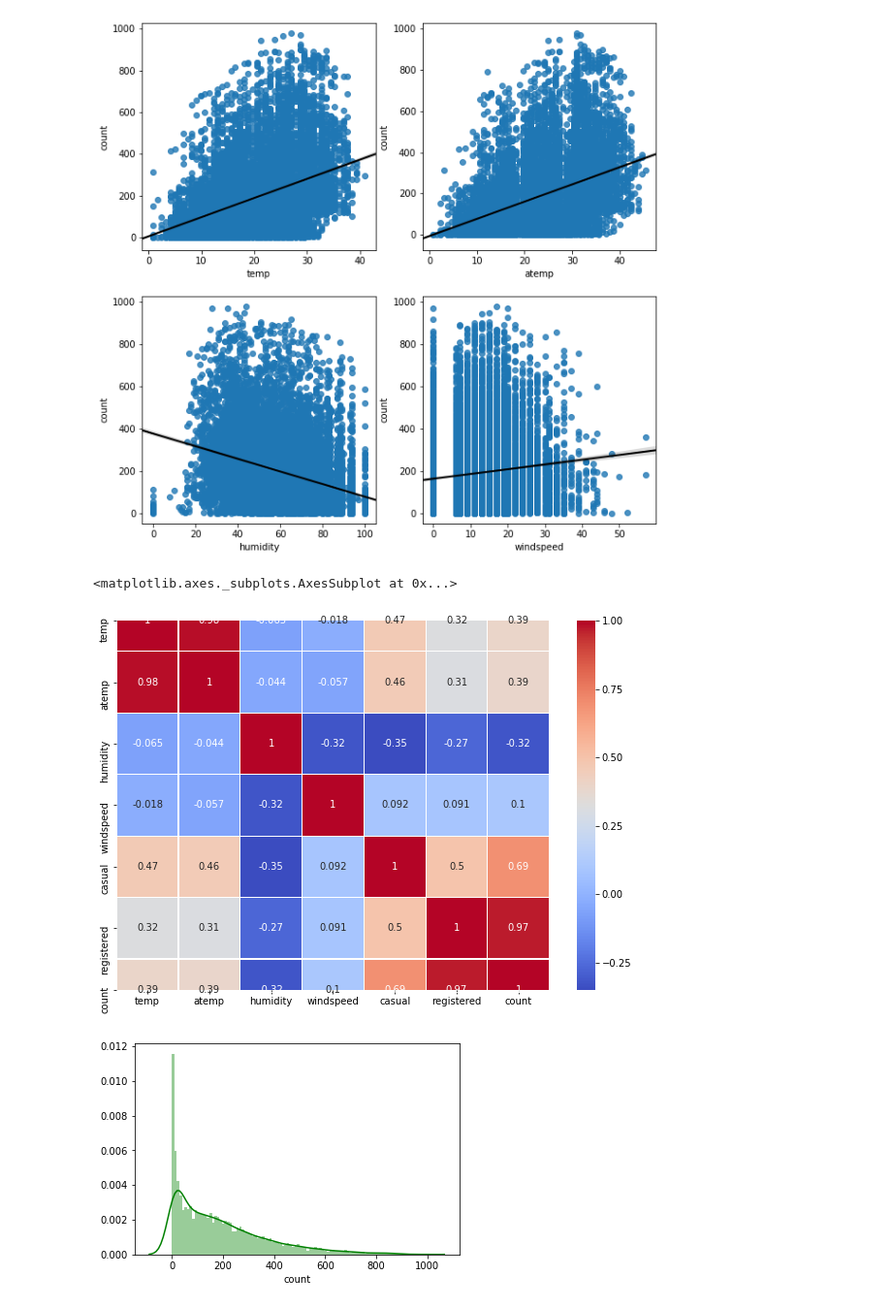
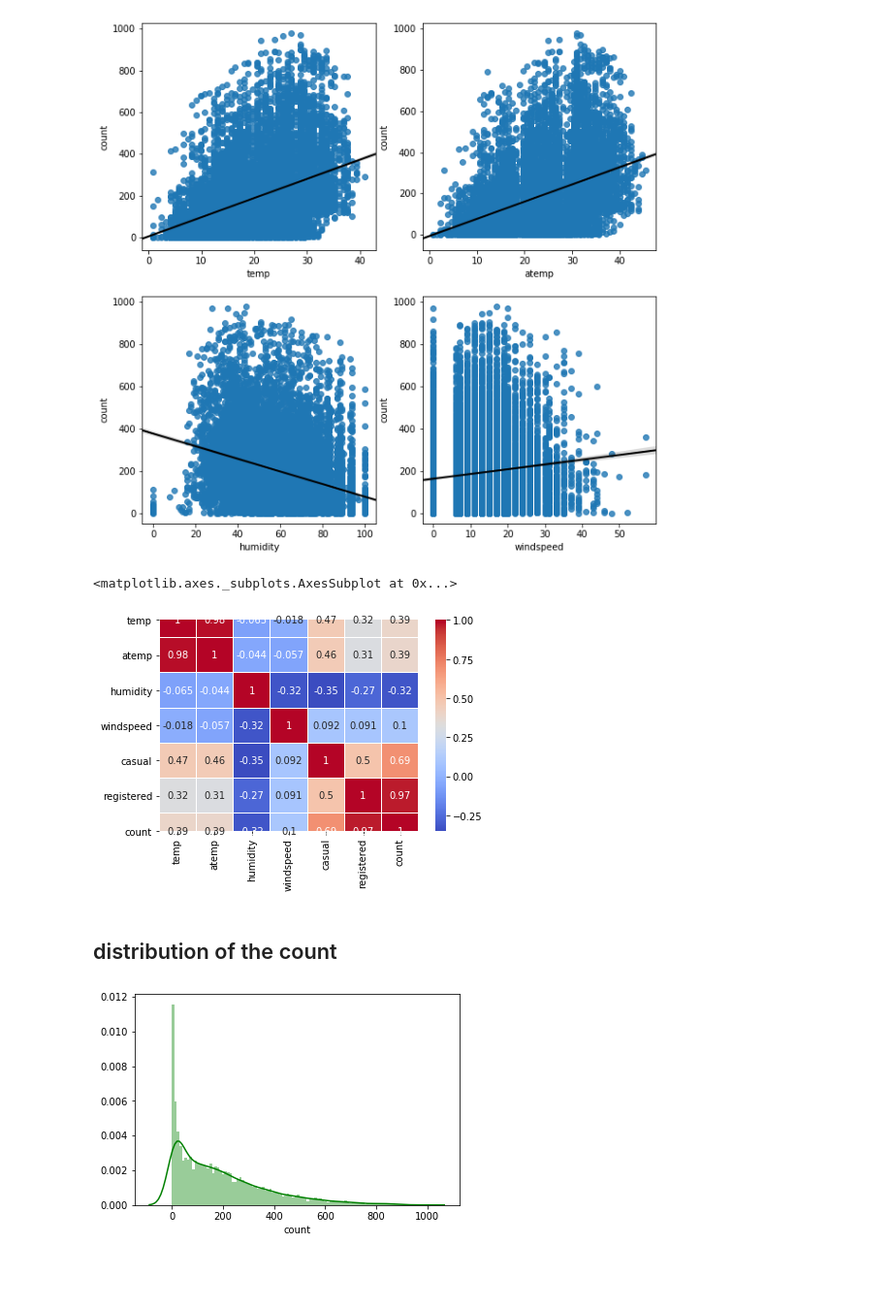
Before and after one commit to samileyang/bikesharing, a Jupyter notebook: bikesharing for ML.ipynb, the cells around one changed output. Shown at 97% size. Cells and saved outputs as stored; diff of their text form; code cells hidden in the pictures; blank space fills up the shorter version.

```diff
--- a/bikesharing for ML.ipynb
+++ b/bikesharing for ML.ipynb
@@ -90,12 +92,13 @@ sns.regplot(x='windspeed', y='count', data=train,
 [figure]
 # %%
 train_ = train.iloc[:,5:12]
-plt.figure(figsize = (10,7))
 tc = train_.corr()
 sns.heatmap(tc, annot = True, cmap = 'coolwarm', linecolor = 'white', linewidths=0.1)
 # %% [output]
 <matplotlib.axes._subplots.AxesSubplot at 0x...>
-[figure, old version]
+[figure, new version]
+# %% [markdown]
+## distribution of the count
 # %%
 sns.distplot(train['count'], bins = 100, color = 'green')
 plt.show()
```
Also changed, not shown: parts of 24 cells of this notebook.
